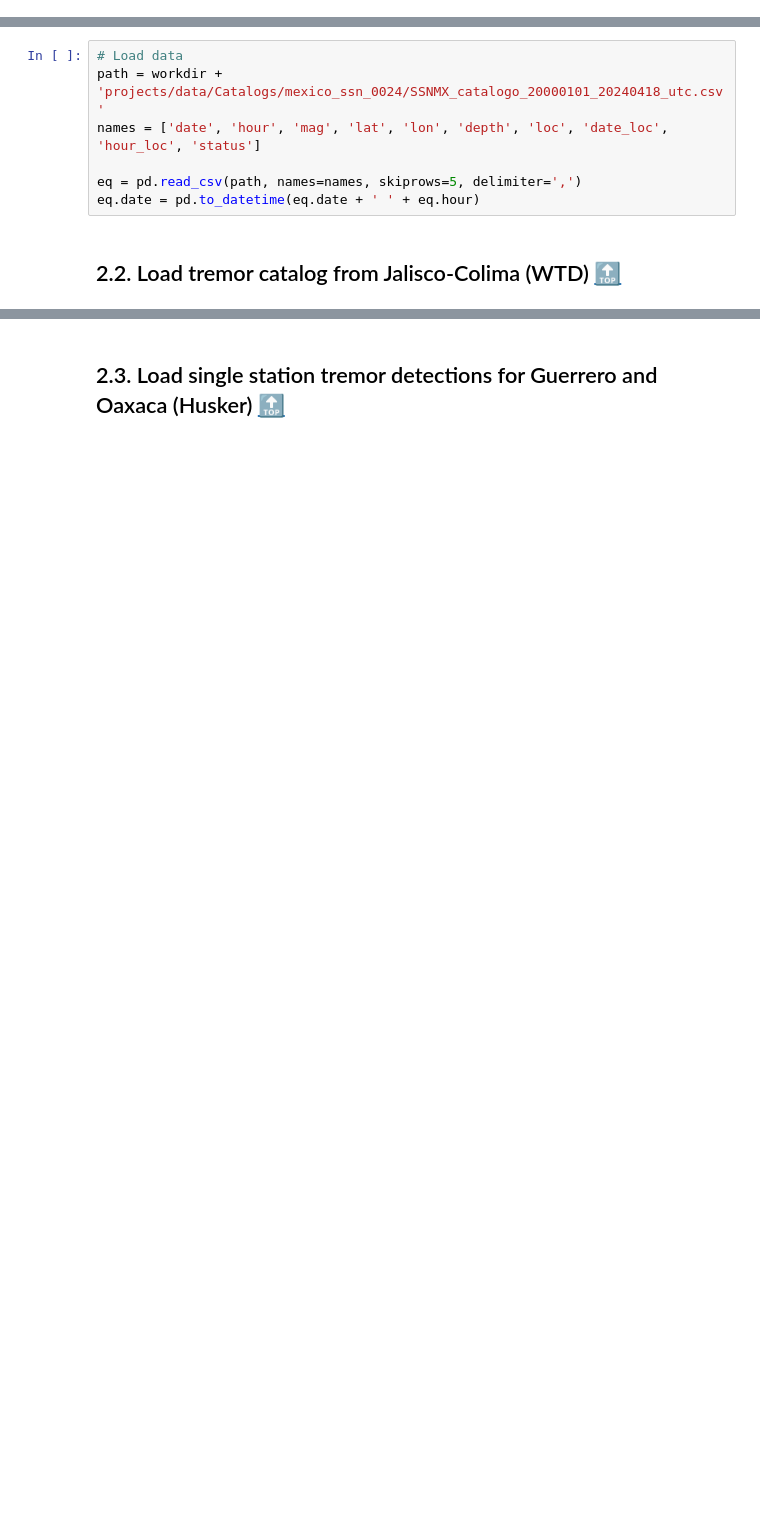
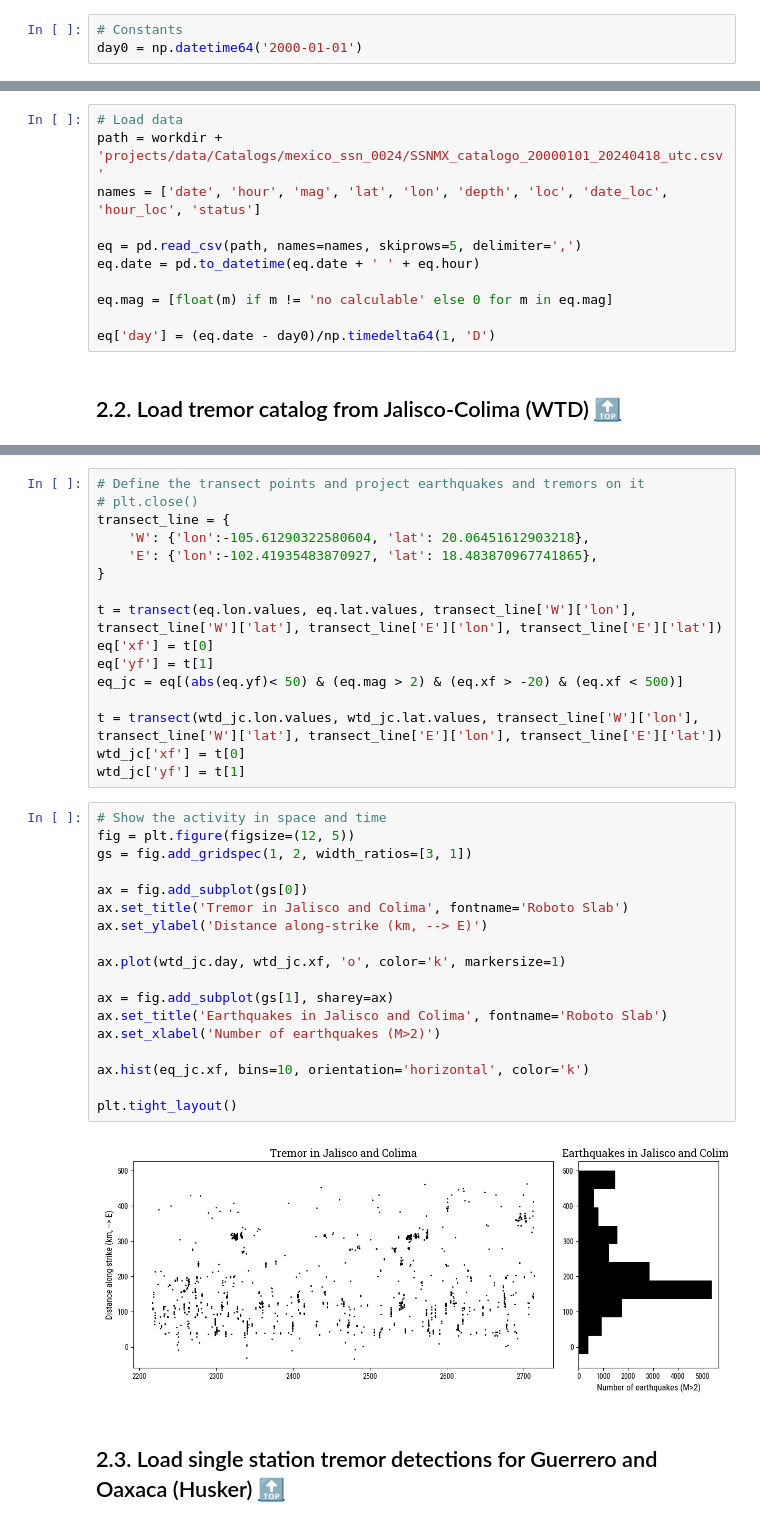
Before and after one commit to gfarge/tremor_v_eq, a Jupyter notebook: mexico_overview.ipynb, the cells around one changed output, grey strips where cells are left out. Drawn from its saved outputs; the diff is of its cells as text; blank space fills up the shorter version.

```diff
--- a/mexico_overview.ipynb
+++ b/mexico_overview.ipynb
@@ -46,6 +46,9 @@ elif os.getlogin() == 'root':
 from geostuff import transect
 # %% [markdown]
 # 2. <a id='toc2_'></a>Load datasets  [&#128285;](#toc0_)
+# %%
+# Constants
+day0 = np.datetime64('2000-01-01')
 # %% [markdown]
 ## 2.1. <a id='toc2_1_'></a>Load earthquake catalog [&#128285;](#toc0_)
 # %%
@@ -55,6 +58,10 @@ names = ['date', 'hour', 'mag', 'lat', 'lon', 'depth', 'loc', 'date_loc', 'hour_
 
 eq = pd.read_csv(path, names=names, skiprows=5, delimiter=',')
 eq.date = pd.to_datetime(eq.date + ' ' + eq.hour)
+
+eq.mag = [float(m) if m != 'no calculable' else 0 for m in eq.mag]
+
+eq['day'] = (eq.date - day0)/np.timedelta64(1, 'D')
 # %% [markdown]
 ## 2.2. <a id='toc2_2_'></a>Load tremor catalog from Jalisco-Colima (WTD) [&#128285;](#toc0_)
 # %%
@@ -79,2 +119,38 @@ print('{:d} tremor detections, spanning {:d}--{:d}'.format(wtd_jc.size, wtd_jc.d
+# %%
+# Define the transect points and project earthquakes and tremors on it
+# plt.close()
+transect_line = {
+    'W': {'lon':-105.61290322580604, 'lat': 20.06451612903218},
+    'E': {'lon':-102.41935483870927, 'lat': 18.483870967741865},
+}
+
+t = transect(eq.lon.values, eq.lat.values, transect_line['W']['lon'], transect_line['W']['lat'], transect_line['E']['lon'], transect_line['E']['lat'])
+eq['xf'] = t[0]
+eq['yf'] = t[1]
+eq_jc = eq[(abs(eq.yf)< 50) & (eq.mag > 2) & (eq.xf > -20) & (eq.xf < 500)]
+
+t = transect(wtd_jc.lon.values, wtd_jc.lat.values, transect_line['W']['lon'], transect_line['W']['lat'], transect_line['E']['lon'], transect_line['E']['lat'])
+wtd_jc['xf'] = t[0]
+wtd_jc['yf'] = t[1]
+# %%
+# Show the activity in space and time
+fig = plt.figure(figsize=(12, 5))
+gs = fig.add_gridspec(1, 2, width_ratios=[3, 1])
+
+ax = fig.add_subplot(gs[0])
+ax.set_title('Tremor in Jalisco and Colima', fontname='Roboto Slab')
+ax.set_ylabel('Distance along-strike (km, --> E)')
+
+ax.plot(wtd_jc.day, wtd_jc.xf, 'o', color='k', markersize=1)
+
+ax = fig.add_subplot(gs[1], sharey=ax)
+ax.set_title('Earthquakes in Jalisco and Colima', fontname='Roboto Slab')
+ax.set_xlabel('Number of earthquakes (M>2)')
+
+ax.hist(eq_jc.xf, bins=10, orientation='horizontal', color='k')
+
+plt.tight_layout()
+# %% [output]
+[figure, added]
 # %% [markdown]
 ## 2.3. <a id='toc2_3_'></a>Load single station tremor detections for Guerrero and Oaxaca (Husker) [&#128285;](#toc0_)
```
Also changed, not shown: parts of 9 cells of this notebook.
